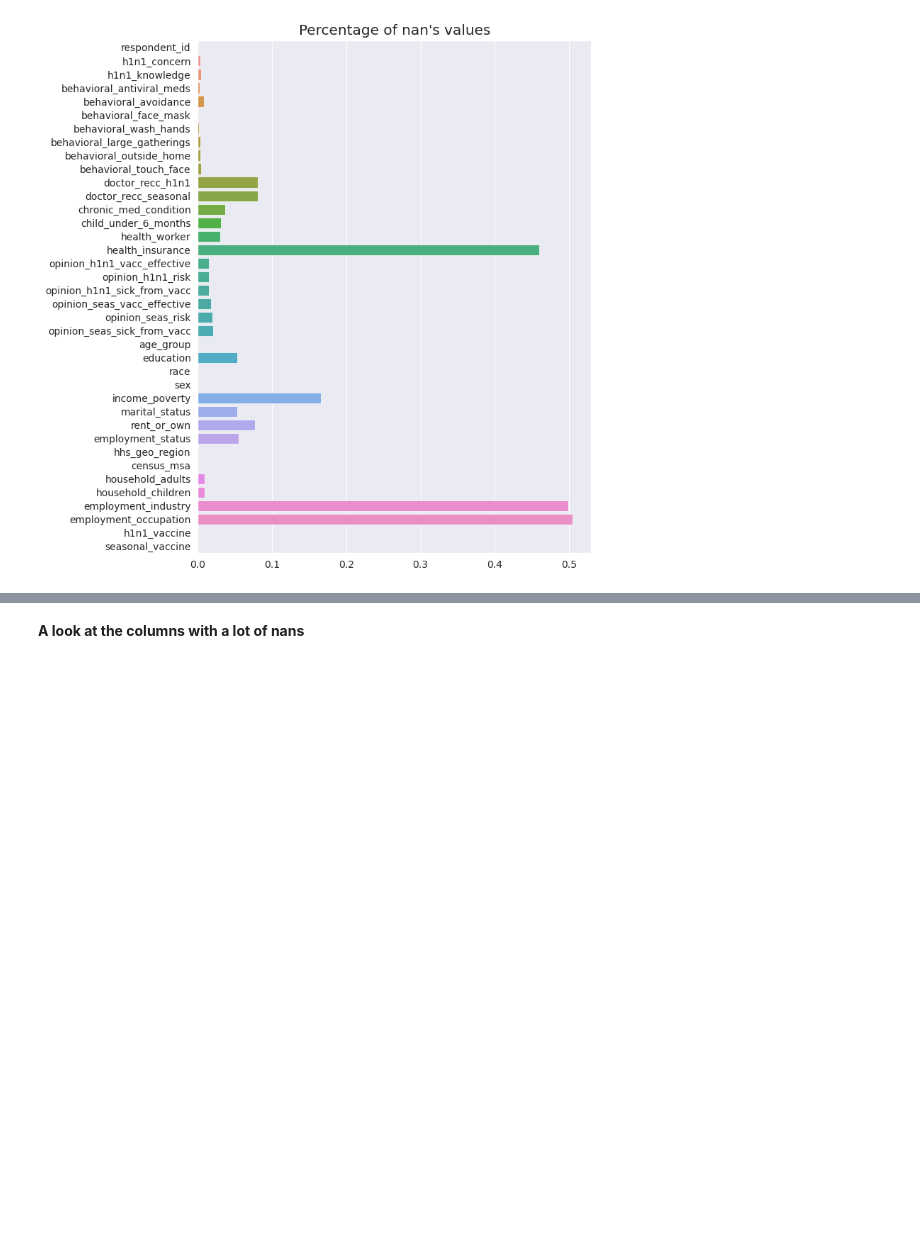
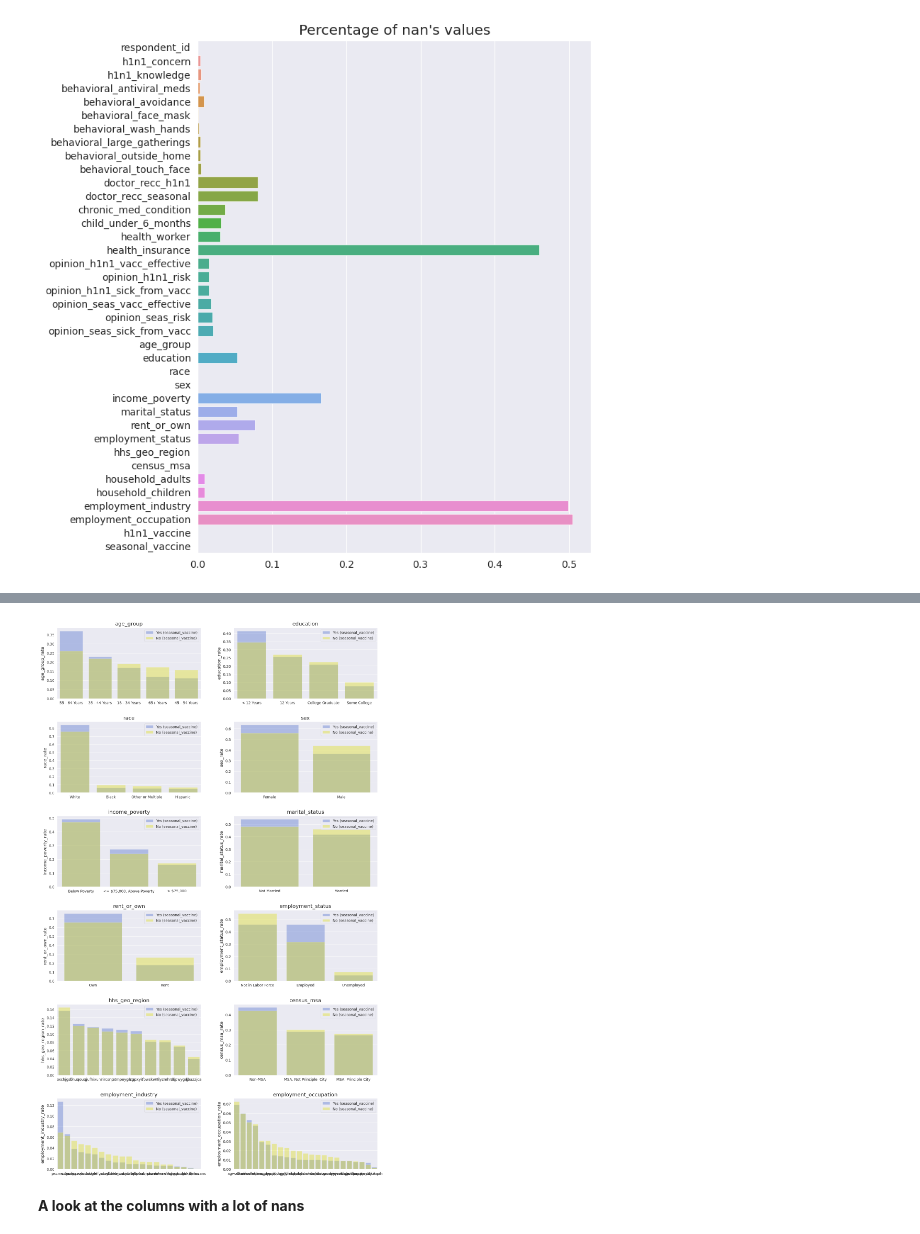
Before and after one commit to Rolf110/Flu-Shot-Learning---Competition, a Jupyter notebook: FirstTest.ipynb, the cells around one changed output, grey strips where cells are left out. Drawn from its saved outputs; the diff is of its cells as text; code cells hidden in the pictures; blank space fills up the shorter version.

```diff
--- a/FirstTest.ipynb
+++ b/FirstTest.ipynb
@@ -100,3 +100,30 @@ plt.show()
+# %%
+fig, ax = plt.subplots(len(cat_features) // 2, 2, figsize=(14, 22))
+
+for feature, curr_ax in zip(cat_features, ax.ravel()):
+
+    sns.barplot(x=df[feature].unique(),
+                y=df[df.seasonal_vaccine == 1][feature].value_counts(dropna=False, normalize=True),
+                alpha=0.4,
+                label='Yes (seasonal_vaccine)',
+                ax=curr_ax,
+                color='royalblue')
+
+    sns.barplot(x=df[feature].unique(),
+                y=df[df.seasonal_vaccine == 0][feature].value_counts(dropna=False, normalize=True),
+                alpha=0.4,
+                label='No (seasonal_vaccine)',
+                ax=curr_ax,
+                color='yellow')
+
+    curr_ax.set_title(feature)
+    curr_ax.set_ylabel(feature + '_rate')
+    curr_ax.legend()
+
+plt.tight_layout(pad=3)
+plt.show()
+# %% [output]
+[figure, added]
 # %% [markdown]
 <b>
 A look at the columns with a lot of nans
```
Also changed, not shown: parts of 14 cells of this notebook.
